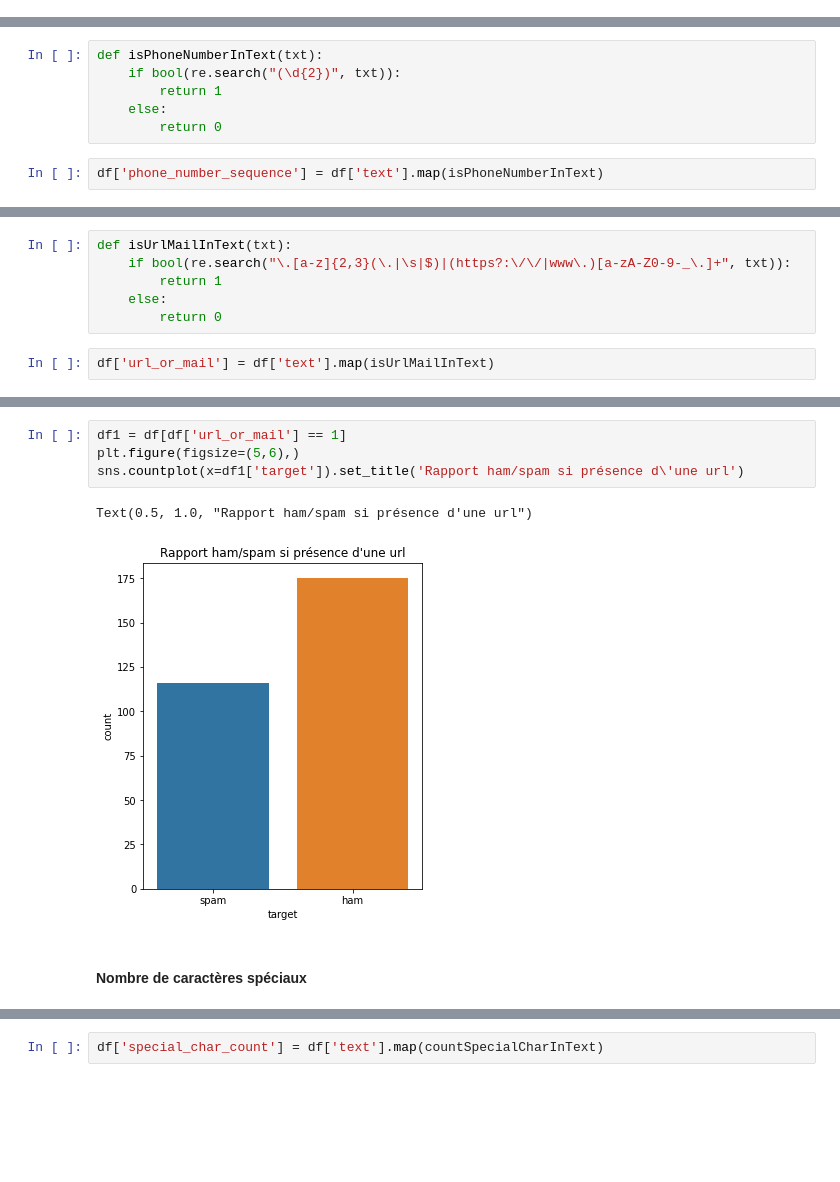
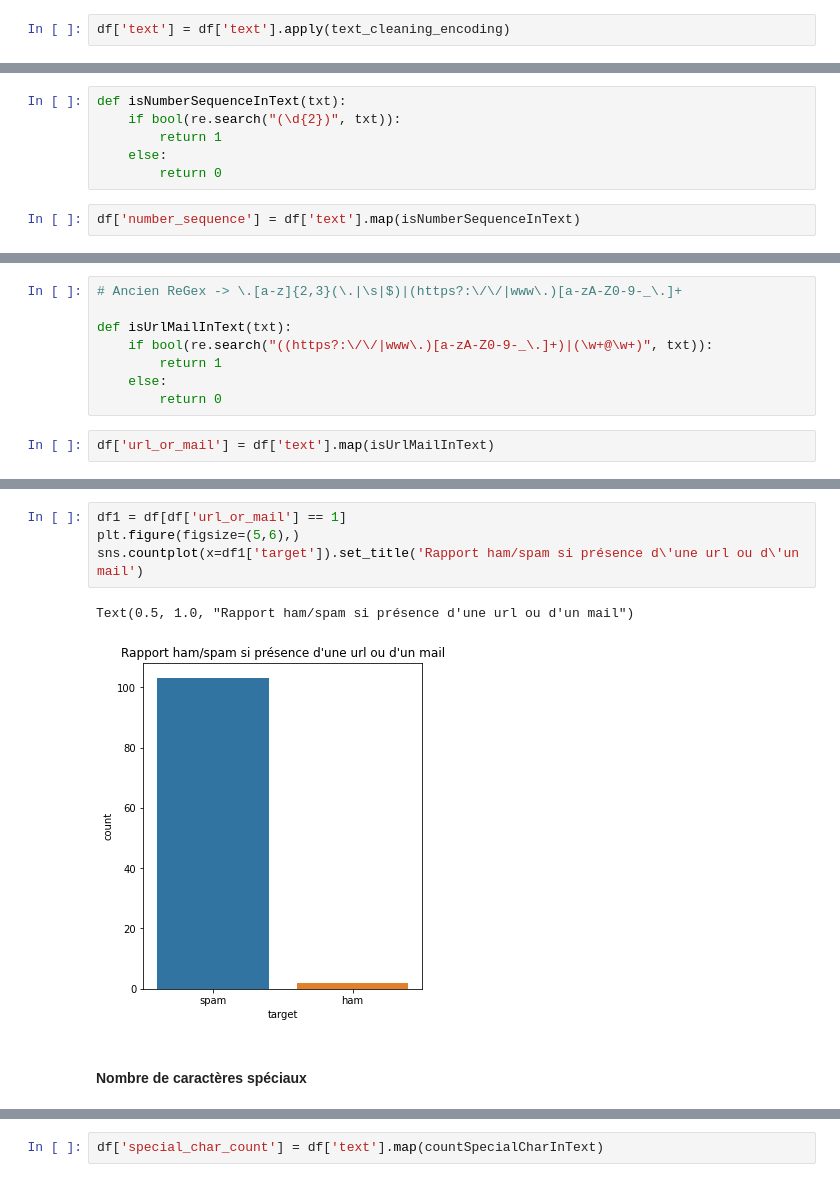
Before and after one commit to dataIA-2021/G4_SpamClassifier, a Jupyter notebook: Etude.ipynb, the cells around one changed output, grey strips where cells are left out. Saved outputs shown, nothing was run; the diff lists cells and outputs as text; blank space fills up the shorter version.

```diff
--- a/Etude.ipynb
+++ b/Etude.ipynb
@@ -81 +108,3 @@ dtype: int64
+# %%
+df['text'] = df['text'].apply(text_cleaning_encoding)
 # %% [markdown]
@@ -137,11 +166,11 @@ df.head()
 # %%
-def isPhoneNumberInText(txt):
+def isNumberSequenceInText(txt):
     if bool(re.search("(\d{2})", txt)):
         return 1
     else:
         return 0
 # %%
-df['phone_number_sequence'] = df['text'].map(isPhoneNumberInText)
+df['number_sequence'] = df['text'].map(isNumberSequenceInText)
 # %%
 df.head() # Verification
 # %% [output]
@@ -170,6 +199,8 @@ Text(0.5, 1.0, 'le rapport ham/spam quand il y a au mois 2 chiffres de suites')
 # %%
+# Ancien ReGex -> \.[a-z]{2,3}(\.|\s|$)|(https?:\/\/|www\.)[a-zA-Z0-9-_\.]+
+
 def isUrlMailInText(txt):
-    if bool(re.search("\.[a-z]{2,3}(\.|\s|$)|(https?:\/\/|www\.)[a-zA-Z0-9-_\.]+", txt)):
+    if bool(re.search("((https?:\/\/|www\.)[a-zA-Z0-9-_\.]+)|(\w+@\w+)", txt)):
         return 1
     else:
         return 0
@@ -194,10 +225,10 @@ Name: url_or_mail, dtype: int64
 # %%
 df1 = df[df['url_or_mail'] == 1]
 plt.figure(figsize=(5,6),)
-sns.countplot(x=df1['target']).set_title('Rapport ham/spam si présence d\'une url')
+sns.countplot(x=df1['target']).set_title('Rapport ham/spam si présence d\'une url ou d\'un mail')
 # %% [output]
-Text(0.5, 1.0, "Rapport ham/spam si présence d'une url")
+Text(0.5, 1.0, "Rapport ham/spam si présence d'une url ou d'un mail")
-[figure, old version]
+[figure, new version]
 # %% [markdown]
-#### Nombre de caractères spéciaux
+#### Nombre de caractères spéciaux <a class="anchor" id="special_char_count"></a>
 # %%
```
Also changed, not shown: parts of 50 cells of this notebook.
